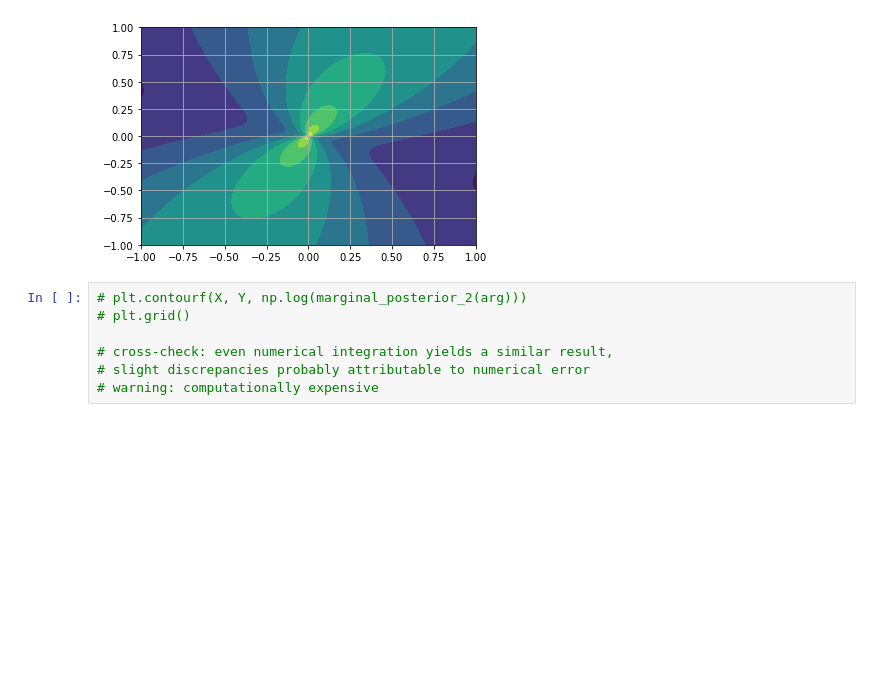
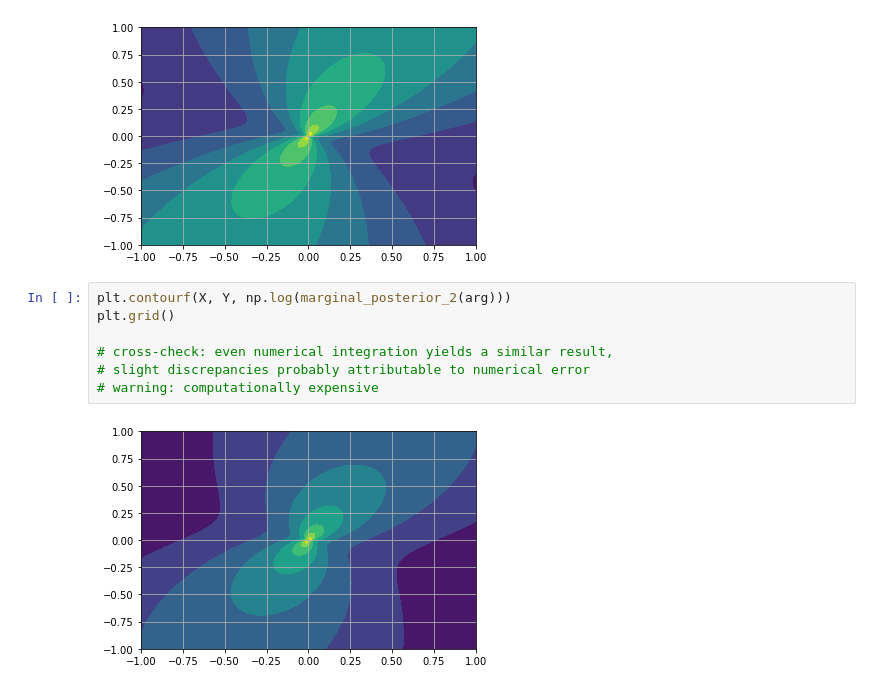
Before and after one commit to jacopok/notes, a Jupyter notebook: ap_third_semester/astrostat_homework/amplitude_marginalization.ipynb, the cells around one changed output. Drawn from its saved outputs; the diff is of its cells as text; blank space fills up the shorter version.

```diff
--- a/ap_third_semester/astrostat_homework/amplitude_marginalization.ipynb
+++ b/ap_third_semester/astrostat_homework/amplitude_marginalization.ipynb
@@ -44,9 +44,11 @@ plt.grid()
 # %% [output]
 [figure]
 # %%
-# plt.contourf(X, Y, np.log(marginal_posterior_2(arg)))
-# plt.grid()
+plt.contourf(X, Y, np.log(marginal_posterior_2(arg)))
+plt.grid()
 
 # cross-check: even numerical integration yields a similar result,
 # slight discrepancies probably attributable to numerical error
 # warning: computationally expensive
+# %% [output]
+[figure, added]
```
